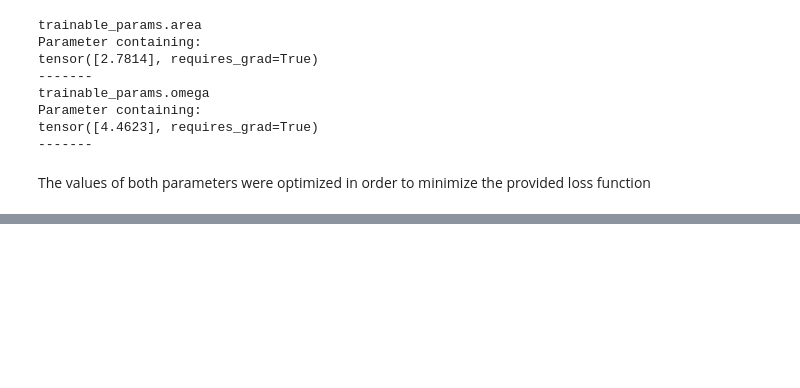
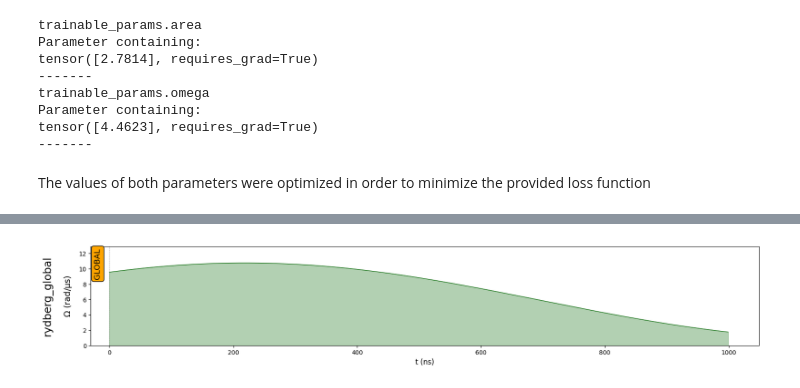
Before and after one commit to pasqal-io/pulser-diff, a Jupyter notebook: tutorials/pulse_optimization.ipynb, the cells around one changed output, grey strips where cells are left out. Drawn from its saved outputs; the diff is of its cells as text; code cells hidden in the pictures; blank space fills up the shorter version.

Commit message:
Update optimization tutorial

```diff
--- a/tutorials/pulse_optimization.ipynb
+++ b/tutorials/pulse_optimization.ipynb
@@ -125,0 +217,36 @@ The values of both parameters were optimized in order to minimize the provided l
+# %%
+# define loss function and optimizer
+loss_fn = torch.nn.MSELoss()
+optimizer = torch.optim.SGD(model.parameters(), lr=5e-2)
+# %%
+# print initial expectation value as a result of simulating initial sequence
+_, init_exp_val = model.expectation()
+print("Initial expectation value:", init_exp_val[-1])
+print()
+
+# optimize model parameters so that the final output expectation value matches the predefined value
+epochs = 20
+target_value = torch.tensor(-0.5)
+for t in range(epochs):
+    # calculate prediction and loss
+    evaluation_times, exp_val = model.expectation()
+    loss = loss_fn(exp_val.real[-1], target_value)
+
+    # backpropagation
+    loss.backward()
+    optimizer.step()
+    optimizer.zero_grad()
+
+    # update sequence with changed pulse parameter values
+    model.update_sequence()
+
+    print(f"[t={t}] loss: {loss:>7f}")
+
+    if loss < 0.0001:
+        break
+
+# print expectation value with optimized model
+_, init_exp_val = model.expectation()
+print()
+print("Optimized expectation value:", init_exp_val[-1])
+print()
@@ -125,0 +263,5 @@ The values of both parameters were optimized in order to minimize the provided l
+# %%
+# draw sequence with OPTIMIZED parameter values
+model.built_seq.draw()
+# %% [output]
+[figure, added]
```
Also changed, not shown: parts of 11 cells of this notebook, 1 other file.
